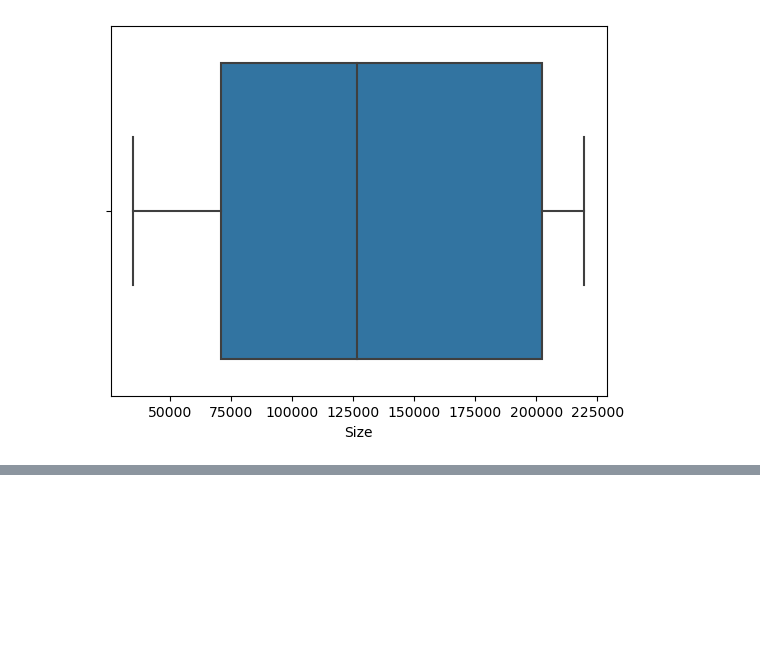
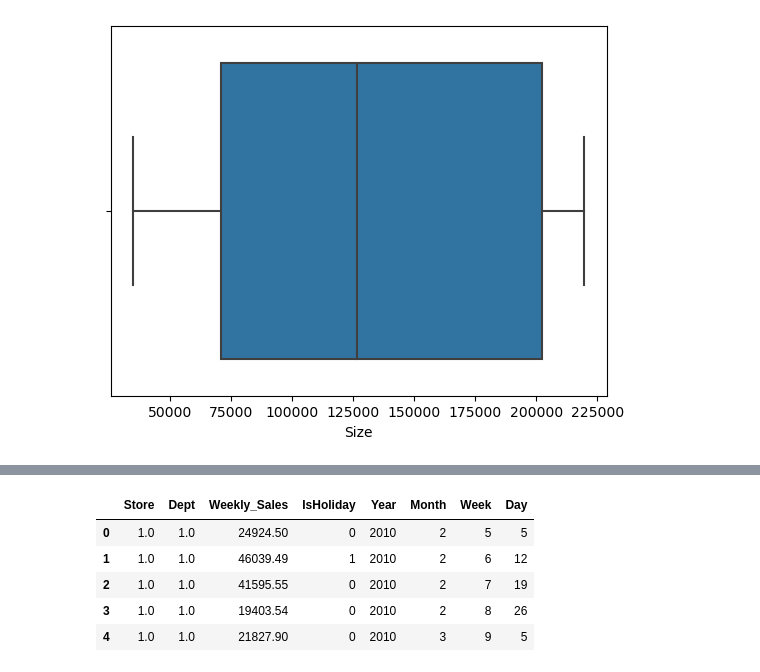
Before and after one commit to Harshita8085/Retail_Sales_Analysis, a Jupyter notebook: Solution.ipynb, the cells around one changed output, grey strips where cells are left out. Drawn from its saved outputs; the diff is of its cells as text; code cells hidden in the pictures; blank space fills up the shorter version.

```diff
--- a/Solution.ipynb
+++ b/Solution.ipynb
@@ -290,0 +326,9 @@ for i in ['Store','Size']:
+# %%
+df2.head()
+# %% [output]
+|  | Store | Dept | Weekly_Sales | IsHoliday | Year | Month | Week | Day |
+| 0 | 1.0 | 1.0 | 24924.50 | 0 | 2010 | 2 | 5 | 5 |
+| 1 | 1.0 | 1.0 | 46039.49 | 1 | 2010 | 2 | 6 | 12 |
+| 2 | 1.0 | 1.0 | 41595.55 | 0 | 2010 | 2 | 7 | 19 |
+| 3 | 1.0 | 1.0 | 19403.54 | 0 | 2010 | 2 | 8 | 26 |
+| 4 | 1.0 | 1.0 | 21827.90 | 0 | 2010 | 3 | 9 | 5 |
```
Also changed, not shown: parts of 12 cells of this notebook.
